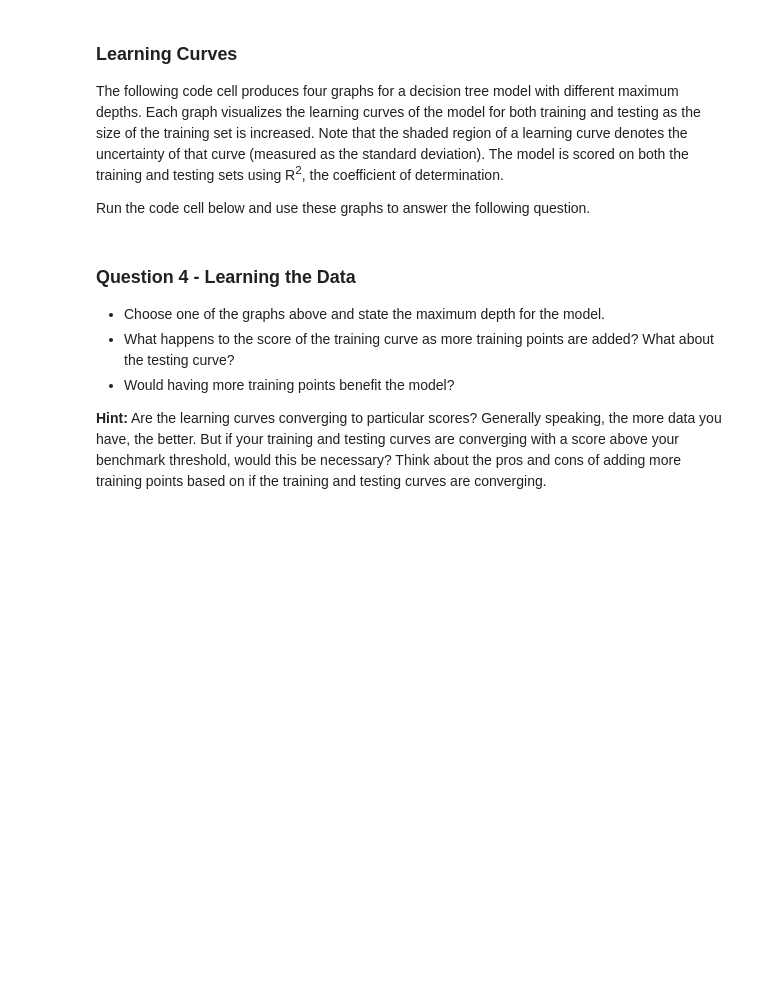
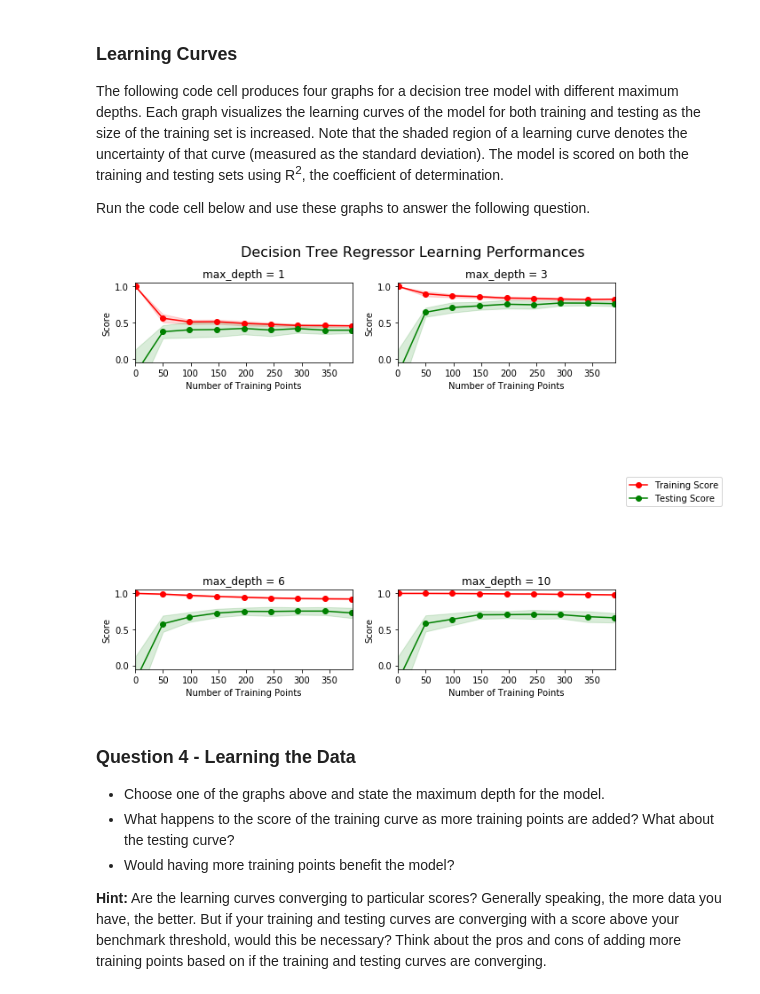
Before and after one commit to karthikBalasubramanian/machine-learning, a Jupyter notebook: projects/boston_housing/boston_housing.ipynb, the cells around one changed output. Drawn from its saved outputs; the diff is of its cells as text; code cells hidden in the pictures; blank space fills up the shorter version.

```diff
--- a/projects/boston_housing/boston_housing.ipynb
+++ b/projects/boston_housing/boston_housing.ipynb
@@ -201,7 +203,9 @@ The following code cell produces four graphs for a decision tree model with diff
 Run the code cell below and use these graphs to answer the following question.
 # %%
 # Produce learning curves for varying training set sizes and maximum depths
-vs.ModelLearning(features, prices)
+vs.ModelLearning(features, prices, max_depth_list=[1,3,6,10])
+# %% [output]
+[figure, added]
 # %% [markdown]
 ### Question 4 - Learning the Data
 * Choose one of the graphs above and state the maximum depth for the model.
```
Also changed, not shown: parts of 25 cells of this notebook, 2 other files.
